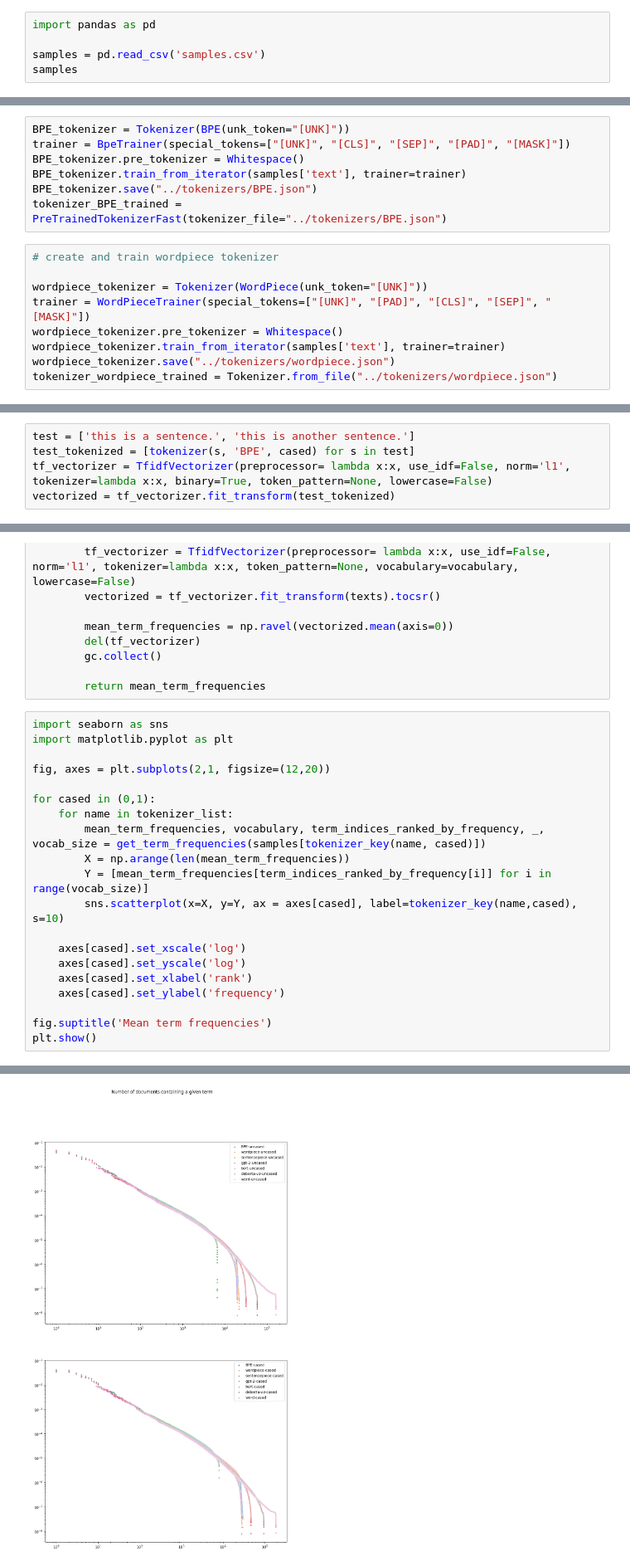
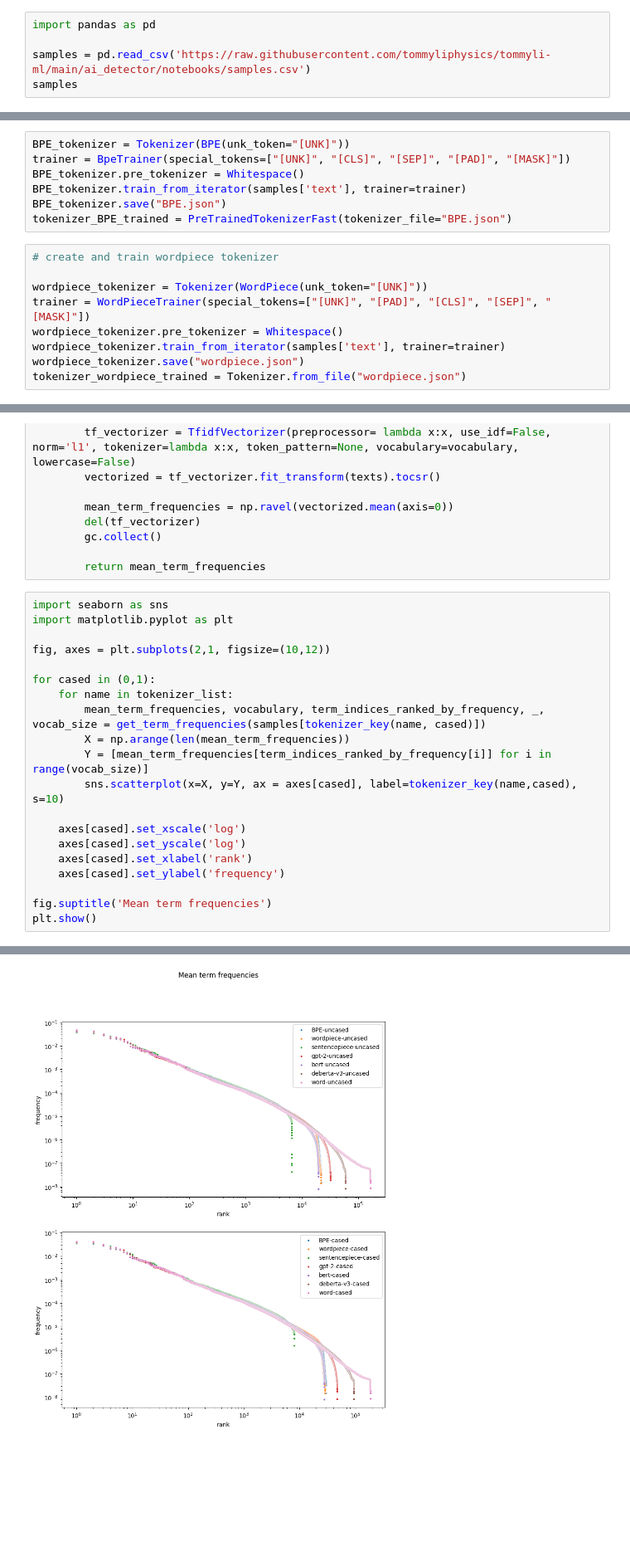
Before and after one commit to tommyliphysics/tommyli-ml, a Jupyter notebook: ai_detector/notebooks/EDA.ipynb, the cells around one changed output, grey strips where cells are left out. Shown at 83% size. Drawn from its saved outputs; the diff is of its cells as text; blank space fills up the shorter version.

```diff
--- a/ai_detector/notebooks/EDA.ipynb
+++ b/ai_detector/notebooks/EDA.ipynb
@@ -5,7 +5,7 @@ In the previous notebook we cleaned and compiled the raw data into a single data
 # %%
 import pandas as pd
 
-samples = pd.read_csv('samples.csv')
+samples = pd.read_csv('https://raw.githubusercontent.com/tommyliphysics/tommyli-ml/main/ai_detector/notebooks/samples.csv')
 samples
 # %% [output]
 |  | text | source | topic | TTV split | label |
@@ -36,8 +36,8 @@ BPE_tokenizer = Tokenizer(BPE(unk_token="[UNK]"))
 trainer = BpeTrainer(special_tokens=["[UNK]", "[CLS]", "[SEP]", "[PAD]", "[MASK]"])
 BPE_tokenizer.pre_tokenizer = Whitespace()
 BPE_tokenizer.train_from_iterator(samples['text'], trainer=trainer)
-BPE_tokenizer.save("../tokenizers/BPE.json")
-tokenizer_BPE_trained = PreTrainedTokenizerFast(tokenizer_file="../tokenizers/BPE.json")
+BPE_tokenizer.save("BPE.json")
+tokenizer_BPE_trained = PreTrainedTokenizerFast(tokenizer_file="BPE.json")
 # %%
 # create and train wordpiece tokenizer
 
@@ -45,8 +45,8 @@ wordpiece_tokenizer = Tokenizer(WordPiece(unk_token="[UNK]"))
 trainer = WordPieceTrainer(special_tokens=["[UNK]", "[PAD]", "[CLS]", "[SEP]", "[MASK]"])
 wordpiece_tokenizer.pre_tokenizer = Whitespace()
 wordpiece_tokenizer.train_from_iterator(samples['text'], trainer=trainer)
-wordpiece_tokenizer.save("../tokenizers/wordpiece.json")
-tokenizer_wordpiece_trained = Tokenizer.from_file("../tokenizers/wordpiece.json")
+wordpiece_tokenizer.save("wordpiece.json")
+tokenizer_wordpiece_trained = Tokenizer.from_file("wordpiece.json")
 # %%
 import sentencepiece as spm
 
@@ -194,8 +187,3 @@ Wall time: 6min 34s
 ## Visualising the tokeniser vocabularies
 
 We are now ready to explore the vocabulary. Using the tokenized texts, we will perform a count of each token and plot their frequencies:
-# %%
-test = ['this is a sentence.', 'this is another sentence.']
-test_tokenized = [tokenizer(s, 'BPE', cased) for s in test]
-tf_vectorizer = TfidfVectorizer(preprocessor= lambda x:x, use_idf=False, norm='l1', tokenizer=lambda x:x, binary=True, token_pattern=None, lowercase=False)
-vectorized = tf_vectorizer.fit_transform(test_tokenized)
@@ -250,7 +225,7 @@ def get_term_frequencies(texts, vocabulary=None):
 import seaborn as sns
 import matplotlib.pyplot as plt
 
-fig, axes = plt.subplots(2,1, figsize=(12,20))
+fig, axes = plt.subplots(2,1, figsize=(10,12))
 
 for cased in (0,1):
     for name in tokenizer_list:
@@ -279,9 +254,9 @@ Created new TF vectorizer with vocabulary size = 28294
 Created new TF vectorizer with vocabulary size = 7998
 Created new TF vectorizer with vocabulary size = 46832
 Created new TF vectorizer with vocabulary size = 27749
 Created new TF vectorizer with vocabulary size = 93777
 Created new TF vectorizer with vocabulary size = 184698
-[figure, old version]
+[figure, new version]
 # %%
 name = 'BPE'
 cased = True
```
Also changed, not shown: parts of 17 cells of this notebook.
